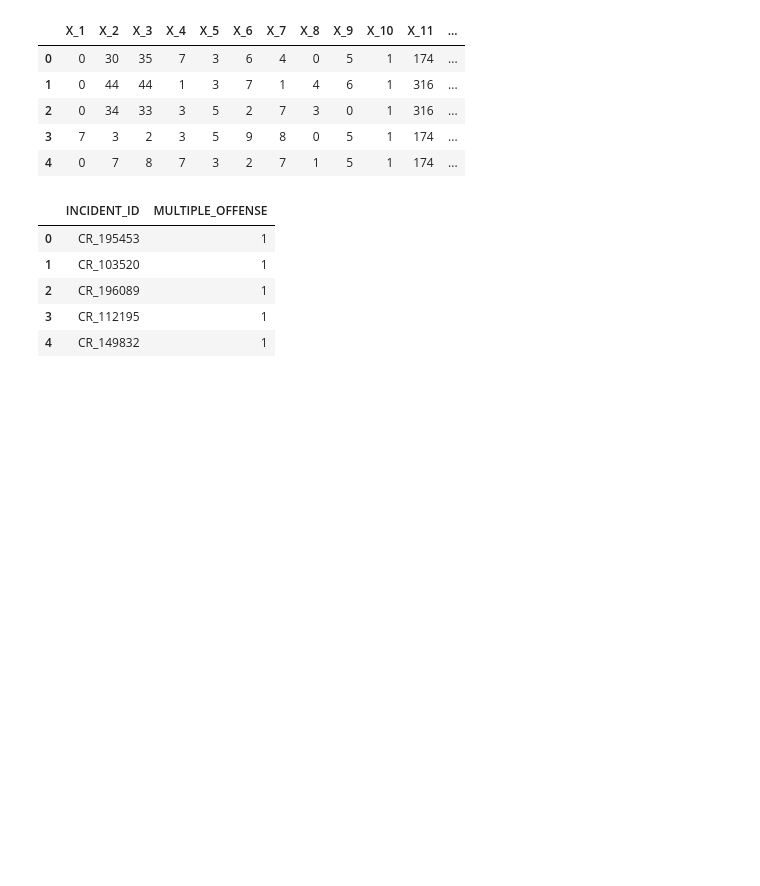
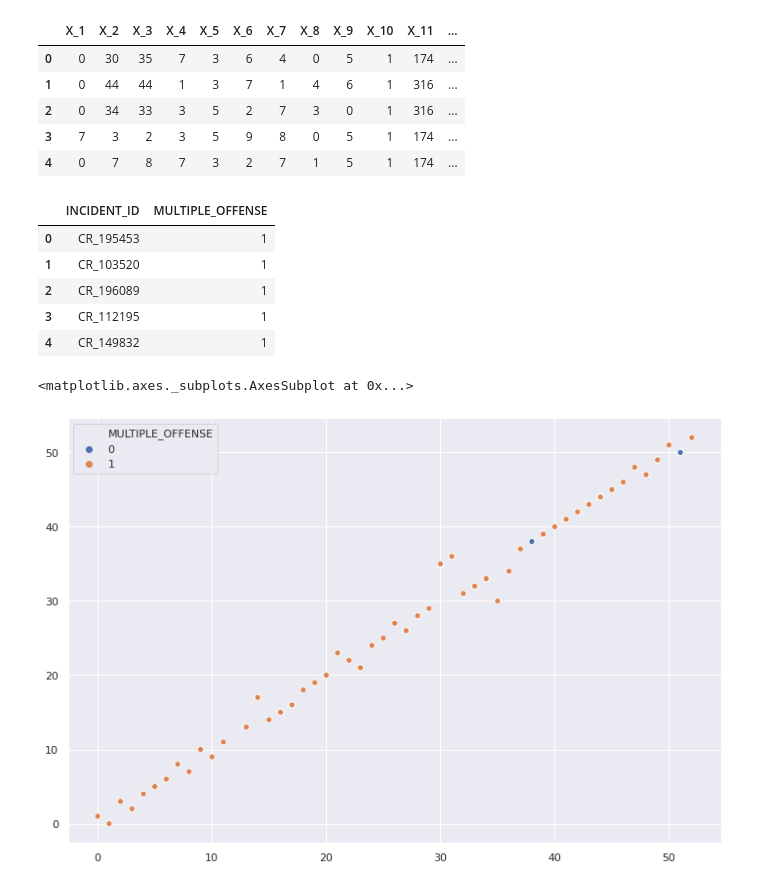
Before and after one commit to shobhitsundriyal/f_challenges, a Jupyter notebook: HE_NDS.ipynb, the cells around one changed output. Drawn from its saved outputs; the diff is of its cells as text; code cells hidden in the pictures; blank space fills up the shorter version.

```diff
--- a/HE_NDS.ipynb
+++ b/HE_NDS.ipynb
@@ -75,7 +73,7 @@ X14 True
 X15 True
 # %%
 from sklearn.impute import SimpleImputer
-impute = SimpleImputer(strategy='mean')
+impute = SimpleImputer(strategy='most_frequent')
 
 X = train_df.iloc[:, 2:17]
 X.head()
@@ -161,0 +164,8 @@ submit.to_csv('summit.csv', index=False)
+# %%
+sns.set(rc={'figure.figsize':(12, 8)})
+# %%
+import seaborn as sns
+sns.scatterplot(X[:, 1], X[:, 2], hue=Y)
+# %% [output]
+<matplotlib.axes._subplots.AxesSubplot at 0x...>
+[figure, added]
```
Also changed, not shown: parts of 11 cells of this notebook.
